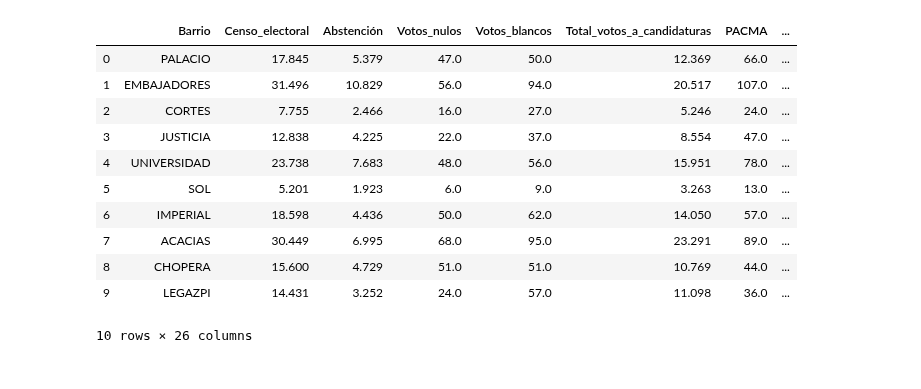
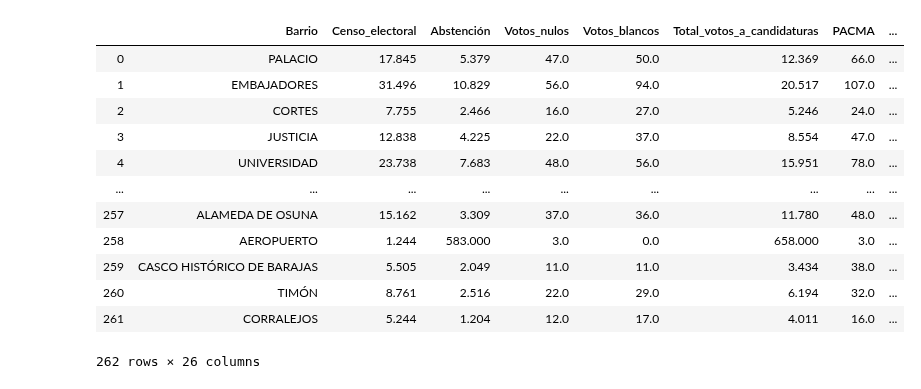
Before and after one commit to InmaLatorre/G3_ProyectoPython, a Jupyter notebook: main_fer.ipynb, the cells around one changed output. Saved outputs shown, nothing was run; the diff lists cells and outputs as text; code cells hidden in the pictures.

```diff
--- a/main_fer.ipynb
+++ b/main_fer.ipynb
@@ -9,39 +9,40 @@ tables = []
 # %%
 # Cargar los nombre de todos los archivos almacenados dentro de la carpeta "resources/Tablas_elecciones_barrio/"
 for r, d, f in os.walk(path):
     files = f
 # lectura y limpieza de las 21 tablas. Resultado: una lista de 21 tablas
 for file in files:
     tmp_table = pd.read_excel(path + '{0}'.format(file),
                               sep=";", encoding="ISO-8859-1")
     tmp_table.columns = [i.strip().replace(' ','_') for i in tmp_table.columns]
     tmp_table['Distrito'] = re.sub(" ", "", re.sub("^[0-9]+(\.)(\s)", "", tmp_table.Barrio[0].upper()))
 #     print(re.sub(" ", "",re.sub("^[0-9]+(\.)(\s)", "", tmp_table.Barrio[0].upper())))
     tmp_table.drop([0,1], inplace=True)
     for i in range(0, len(tmp_table.Barrio)):
         tmp_table.iloc[i,0] = re.sub("[0-9]+(\.)(\s)", "", str.strip(tmp_table.iloc[i,0].upper()))
 
     tables.append(tmp_table)
 
 # Se concatenan las 21 tablas en una sola
 main_table_elecciones = pd.concat(tables, sort=False)
 
 # Se unifica el index para toda la tabla
 main_table_elecciones.reset_index(drop=True, inplace=True)
-main_table_elecciones.head(10)
+main_table_elecciones
 # %% [output]
 |  | Barrio | Censo_electoral | Abstención | Votos_nulos | Votos_blancos | Total_votos_a_candidaturas | PACMA | ... |
 | 0 | PALACIO | 17.845 | 5.379 | 47.0 | 50.0 | 12.369 | 66.0 | ... |
 | 1 | EMBAJADORES | 31.496 | 10.829 | 56.0 | 94.0 | 20.517 | 107.0 | ... |
 | 2 | CORTES | 7.755 | 2.466 | 16.0 | 27.0 | 5.246 | 24.0 | ... |
 | 3 | JUSTICIA | 12.838 | 4.225 | 22.0 | 37.0 | 8.554 | 47.0 | ... |
 | 4 | UNIVERSIDAD | 23.738 | 7.683 | 48.0 | 56.0 | 15.951 | 78.0 | ... |
-| 5 | SOL | 5.201 | 1.923 | 6.0 | 9.0 | 3.263 | 13.0 | ... |
-| 6 | IMPERIAL | 18.598 | 4.436 | 50.0 | 62.0 | 14.050 | 57.0 | ... |
-| 7 | ACACIAS | 30.449 | 6.995 | 68.0 | 95.0 | 23.291 | 89.0 | ... |
-| 8 | CHOPERA | 15.600 | 4.729 | 51.0 | 51.0 | 10.769 | 44.0 | ... |
-| 9 | LEGAZPI | 14.431 | 3.252 | 24.0 | 57.0 | 11.098 | 36.0 | ... |
+| ... | ... | ... | ... | ... | ... | ... | ... | ... |
+| 257 | ALAMEDA DE OSUNA | 15.162 | 3.309 | 37.0 | 36.0 | 11.780 | 48.0 | ... |
+| 258 | AEROPUERTO | 1.244 | 583.000 | 3.0 | 0.0 | 658.000 | 3.0 | ... |
+| 259 | CASCO HISTÓRICO DE BARAJAS | 5.505 | 2.049 | 11.0 | 11.0 | 3.434 | 38.0 | ... |
+| 260 | TIMÓN | 8.761 | 2.516 | 22.0 | 29.0 | 6.194 | 32.0 | ... |
+| 261 | CORRALEJOS | 5.244 | 1.204 | 12.0 | 17.0 | 4.011 | 16.0 | ... |
-10 rows × 26 columns
+262 rows × 26 columns
 # %%
 import pandas as pd
 
```
Also changed, not shown: parts of 5 cells of this notebook.
